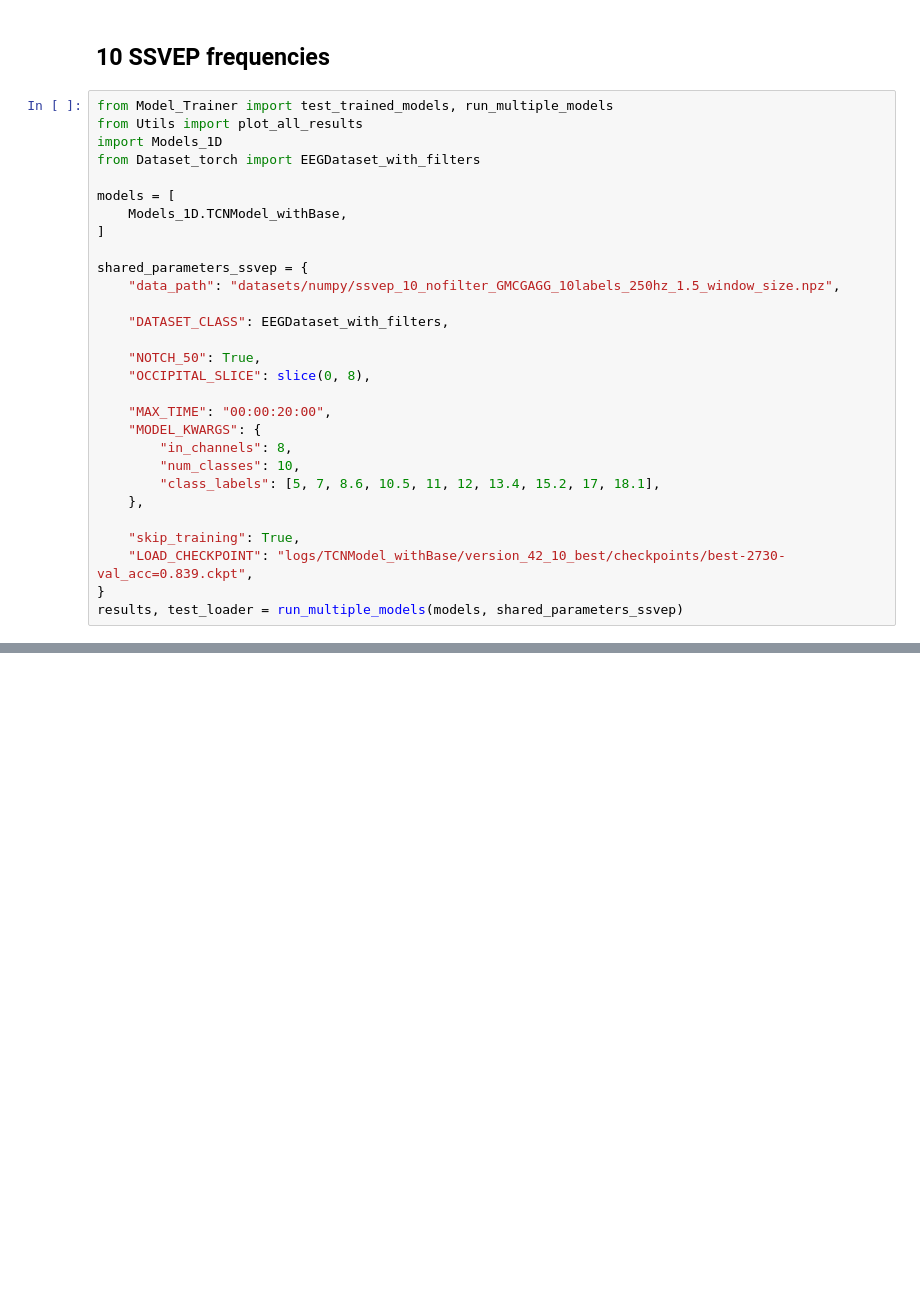
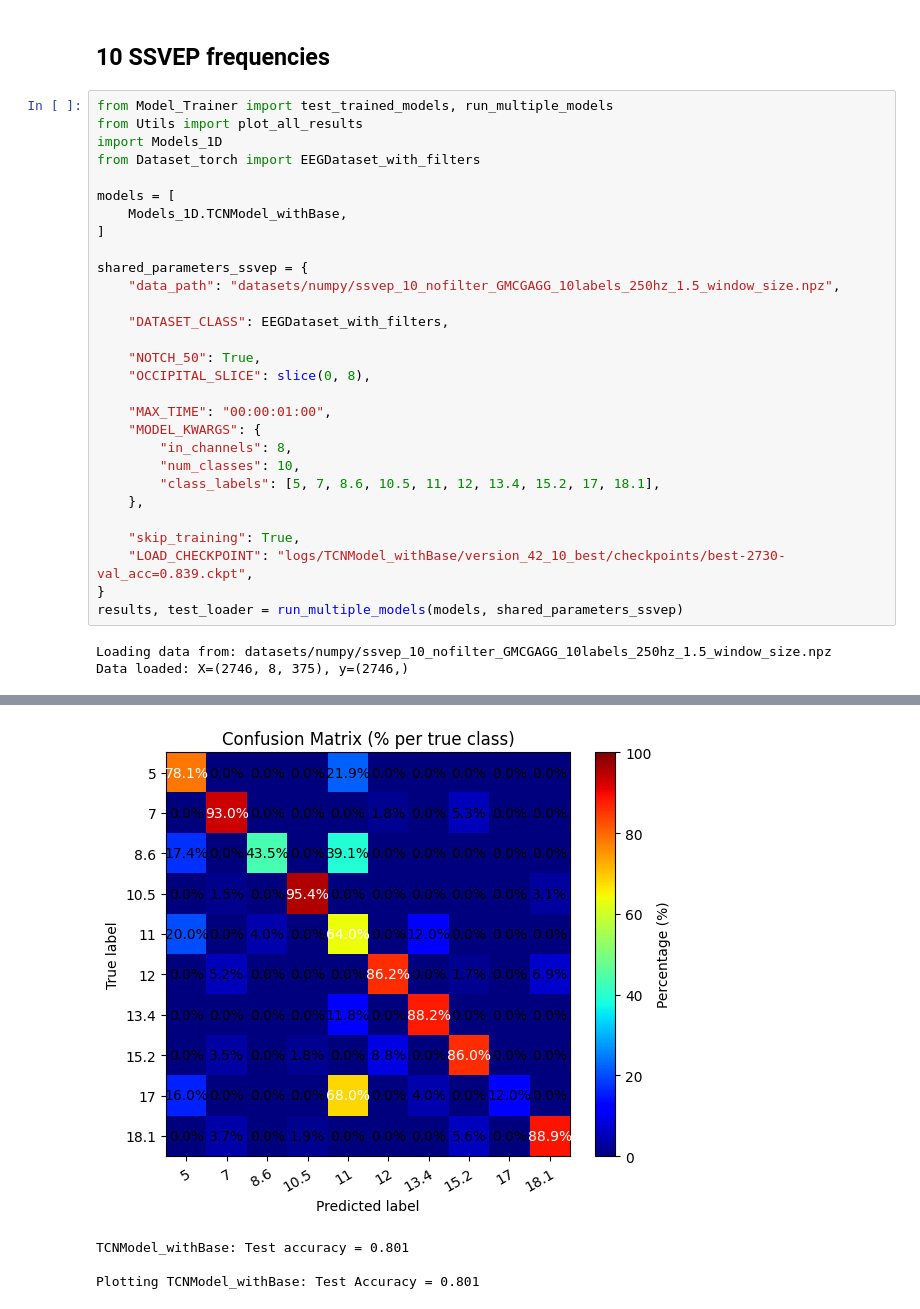
Before and after one commit to GeorgTenzing/EEG_Classification, a Jupyter notebook: Result_presentation.ipynb, the cells around one changed output, grey strips where cells are left out. Saved outputs shown, nothing was run; the diff lists cells and outputs as text; blank space fills up the shorter version.

```diff
--- a/Result_presentation.ipynb
+++ b/Result_presentation.ipynb
@@ -81,7 +135,7 @@ shared_parameters_ssvep = {
     "NOTCH_50": True,
     "OCCIPITAL_SLICE": slice(0, 8),
 
-    "MAX_TIME": "00:00:20:00",
+    "MAX_TIME": "00:00:01:00",
     "MODEL_KWARGS": {
         "in_channels": 8,
         "num_classes": 10,
@@ -92,3 +146,6 @@ shared_parameters_ssvep = {
     "LOAD_CHECKPOINT": "logs/TCNModel_withBase/version_42_10_best/checkpoints/best-2730-val_acc=0.839.ckpt",
 }
 results, test_loader = run_multiple_models(models, shared_parameters_ssvep)
+# %% [output]
+Loading data from: datasets/numpy/ssvep_10_nofilter_GMCGAGG_10labels_250hz_1.5_window_size.npz
+Data loaded: X=(2746, 8, 375), y=(2746,)
@@ -94,0 +175,4 @@ results, test_loader = run_multiple_models(models, shared_parameters_ssvep)
+[figure, added]
+TCNModel_withBase: Test accuracy = 0.801
+
+Plotting TCNModel_withBase: Test Accuracy = 0.801
```
Also changed, not shown: parts of 3 cells of this notebook, 1 other file.
